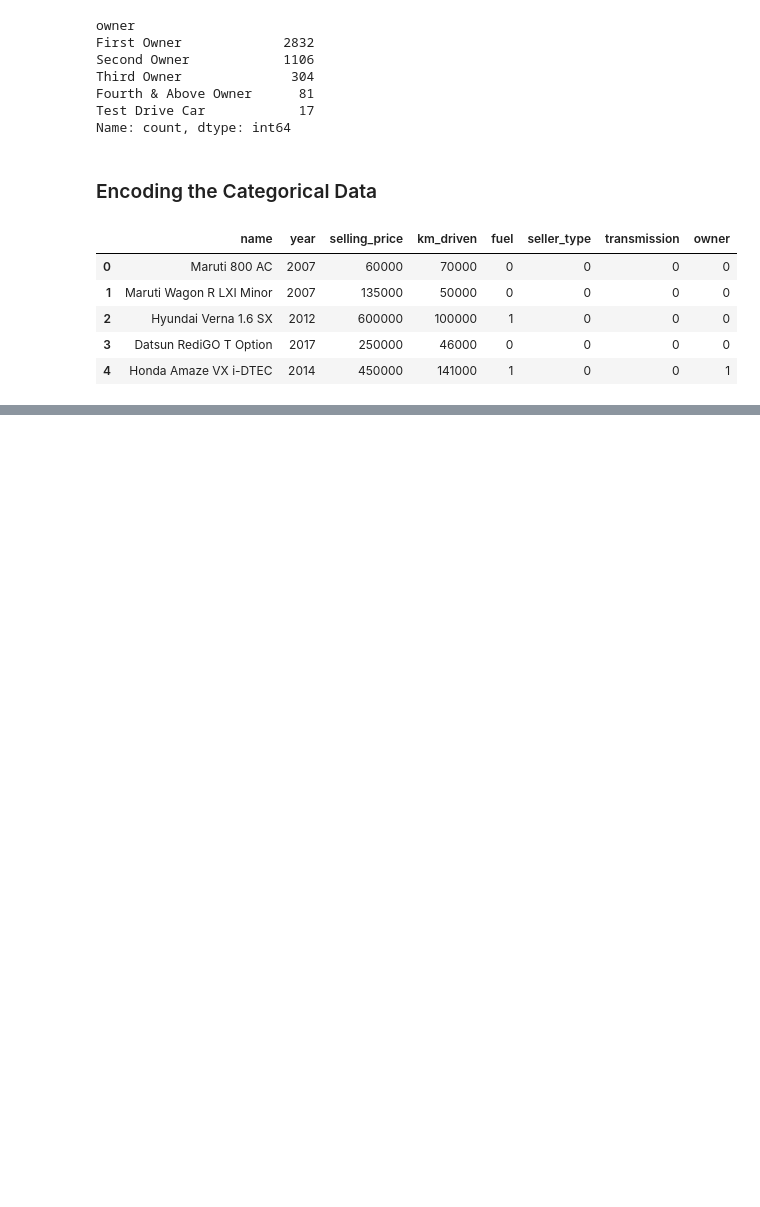
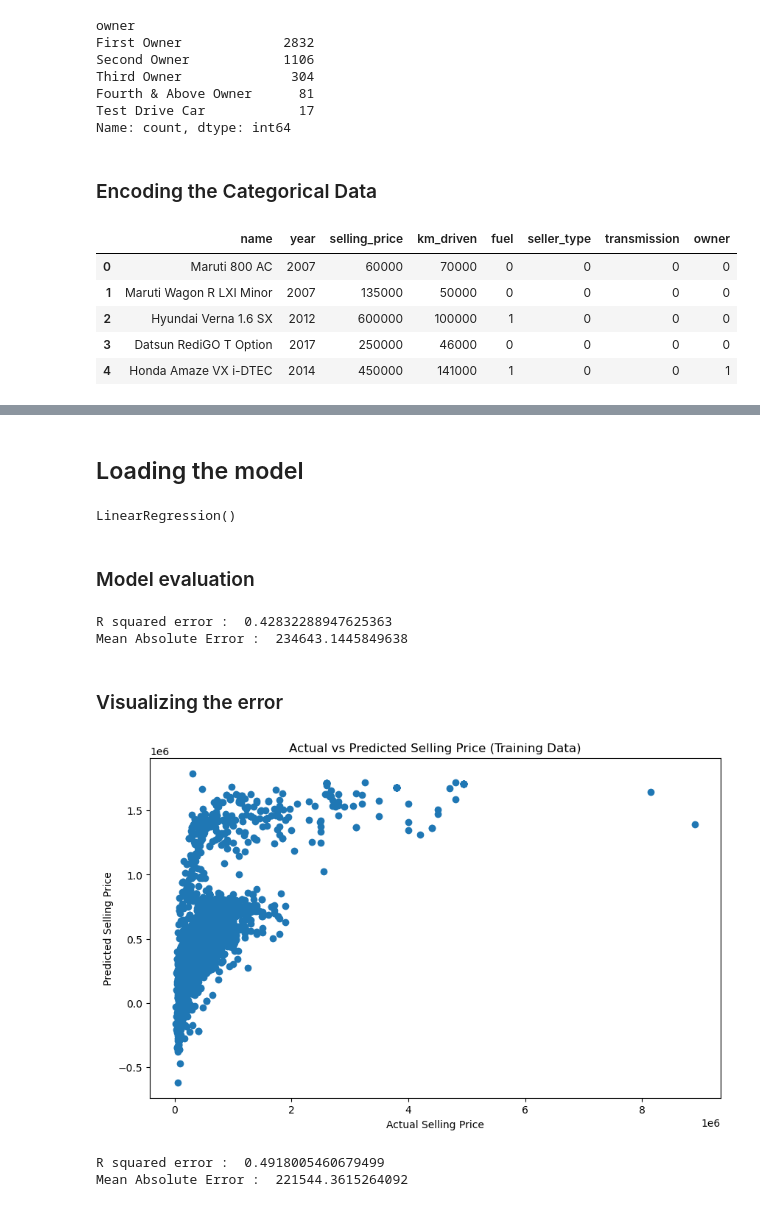
Before and after one commit to gargdivyansh1/MachineLearningProjects, a Jupyter notebook: Car Price Prediction/first.ipynb, the cells around one changed output, grey strips where cells are left out. Cells and saved outputs as stored; diff of their text form; code cells hidden in the pictures; blank space fills up the shorter version.

Commit message:
Car Price Prediction

```diff
--- a/Car Price Prediction/first.ipynb
+++ b/Car Price Prediction/first.ipynb
@@ -112,0 +115,55 @@ car_data.head()
+# %%
+X = car_data.drop(['name','selling_price'], axis=1)
+Y = car_data['selling_price']
+# %%
+X_train, X_test, Y_train, Y_test = train_test_split(X, Y, test_size = 0.2, random_state = 2)
+# %% [markdown]
+## Loading the model
+# %%
+model = LinearRegression()
+model.fit(X_train, Y_train)
+# %% [output]
+LinearRegression()
+# %% [markdown]
+### Model evaluation
+# %%
+## predicting on training data
+
+training_data_prediction = model.predict(X_train)
+
+# R squared error
+error_score = metrics.r2_score(Y_train, training_data_prediction)
+print("R squared error : ", error_score)
+
+# mean absolute error
+mae = metrics.mean_absolute_error(training_data_prediction, Y_train)
+print("Mean Absolute Error : ", mae)
+# %% [output]
+R squared error :  0.42832288947625363
+Mean Absolute Error :  234643.1445849638
+# %% [markdown]
+### Visualizing the error
+# %%
+plt.figure(figsize=(10, 6))
+plt.scatter(Y_train, training_data_prediction)
+plt.xlabel("Actual Selling Price")
+plt.ylabel("Predicted Selling Price")
+plt.title("Actual vs Predicted Selling Price (Training Data)")
+plt.show()
+# %% [output]
+[figure, added]
+# %%
+## predicting on testing data
+
+testing_data_prediction = model.predict(X_test)
+
+# R squared error
+error_score = metrics.r2_score(Y_test, testing_data_prediction)
+print("R squared error : ", error_score)
+
+# mean absolute error
+mae = metrics.mean_absolute_error(testing_data_prediction, Y_test)
+print("Mean Absolute Error : ", mae)
+# %% [output]
+R squared error :  0.4918005460679499
+Mean Absolute Error :  221544.3615264092
```
Also changed, not shown: parts of 9 cells of this notebook.
